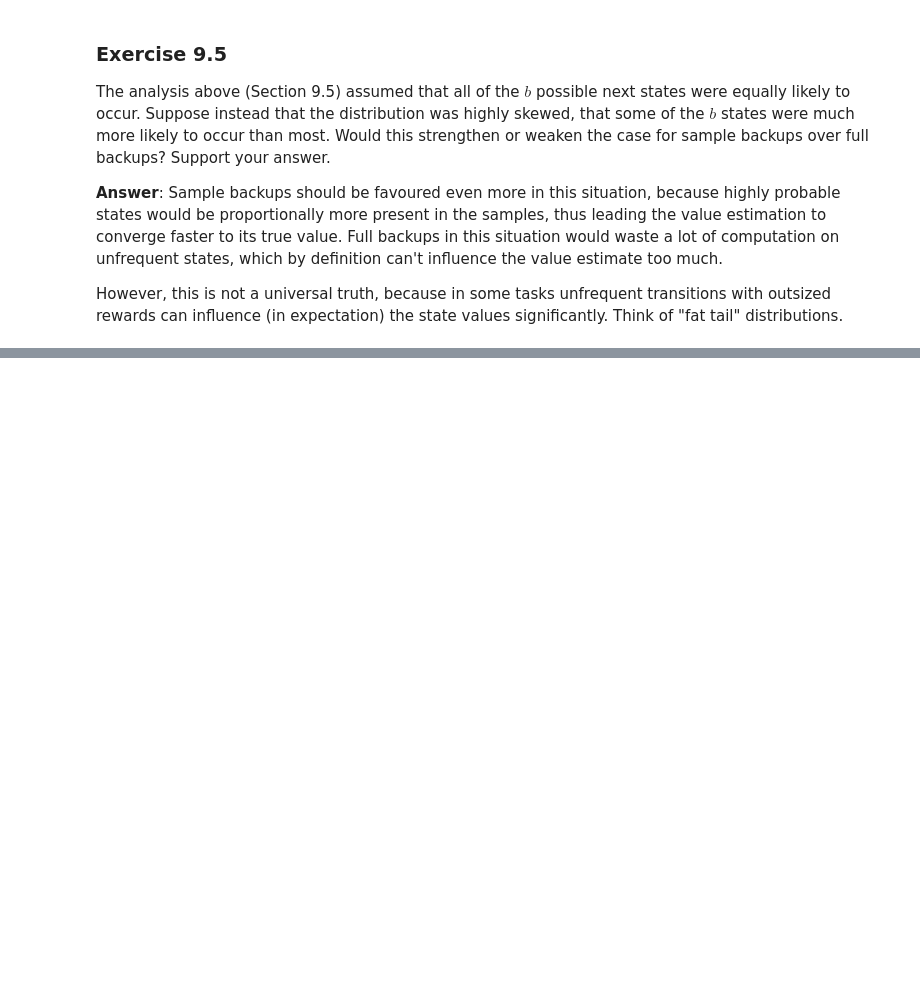
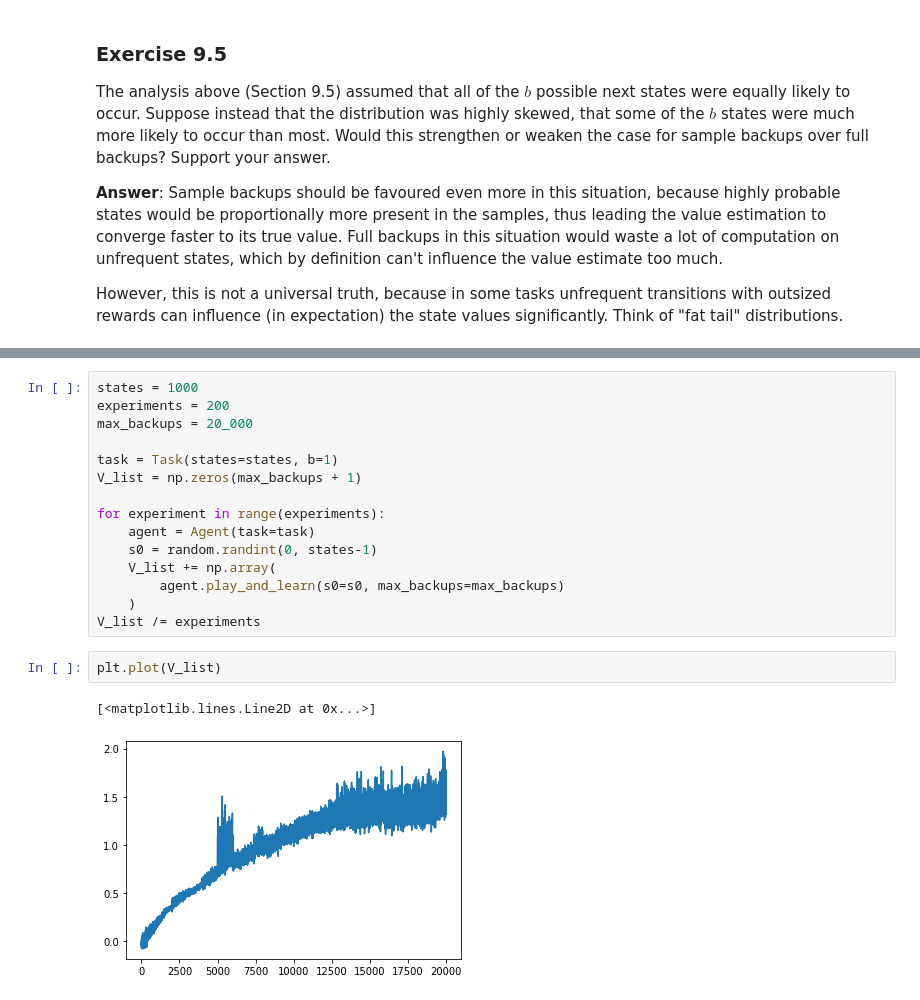
Before and after one commit to pacalab/rl_sutton_barto, a Jupyter notebook: Chapter_9/Chapter_9.ipynb, the cells around one changed output, grey strips where cells are left out. Cells and saved outputs as stored; diff of their text form; blank space fills up the shorter version.

```diff
--- a/Chapter_9/Chapter_9.ipynb
+++ b/Chapter_9/Chapter_9.ipynb
@@ -412,0 +532,20 @@ __Answer__: In the uniform planning case, after $1000$ full backups we can assum
+# %%
+states = 1000
+experiments = 200
+max_backups = 20_000
+
+task = Task(states=states, b=1)
+V_list = np.zeros(max_backups + 1)
+
+for experiment in range(experiments):
+    agent = Agent(task=task)
+    s0 = random.randint(0, states-1)
+    V_list += np.array(
+        agent.play_and_learn(s0=s0, max_backups=max_backups)
+    )
+V_list /= experiments
+# %%
+plt.plot(V_list)
+# %% [output]
+[<matplotlib.lines.Line2D at 0x...>]
+[figure, added]
```
Also changed, not shown: parts of 5 cells of this notebook.
